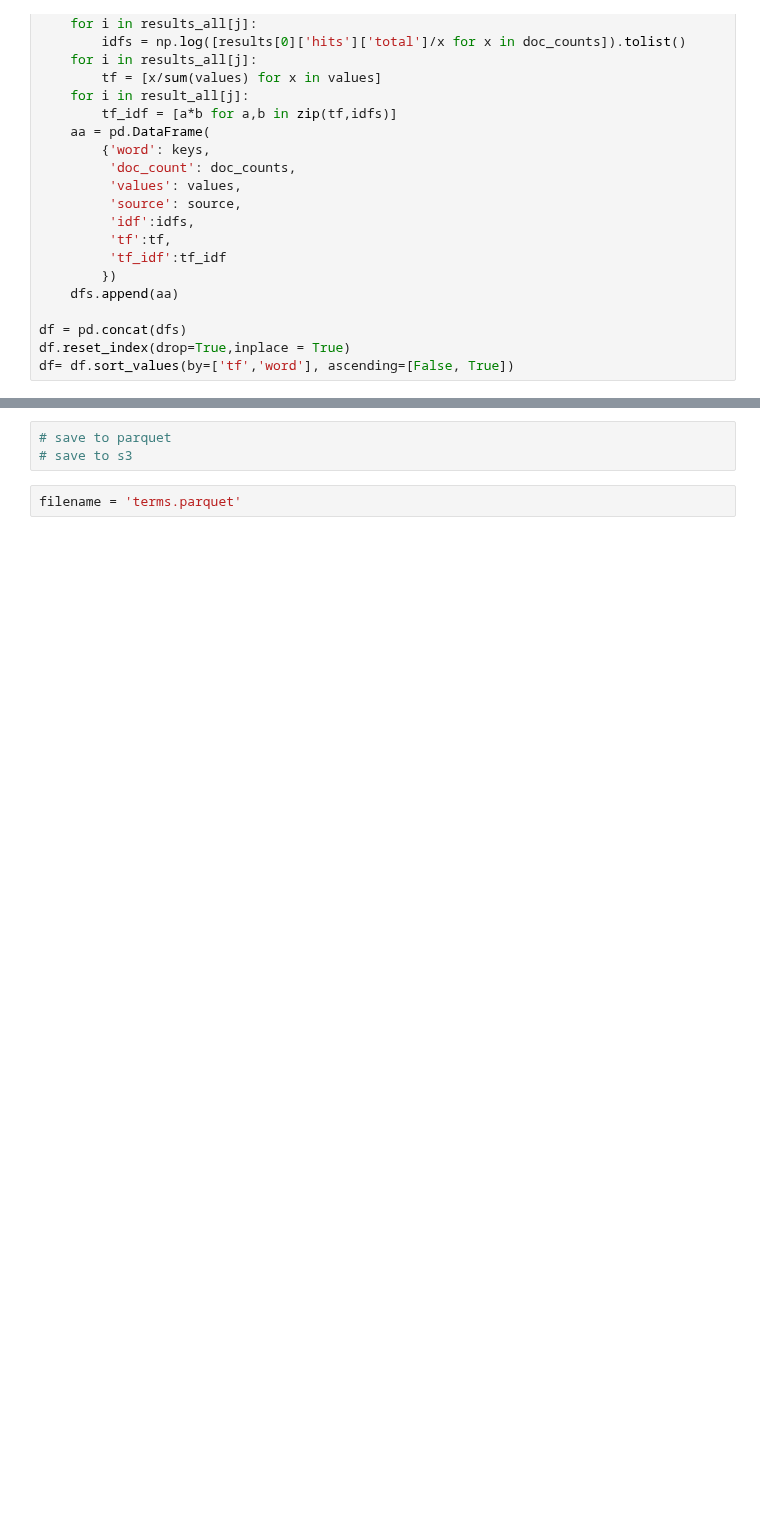
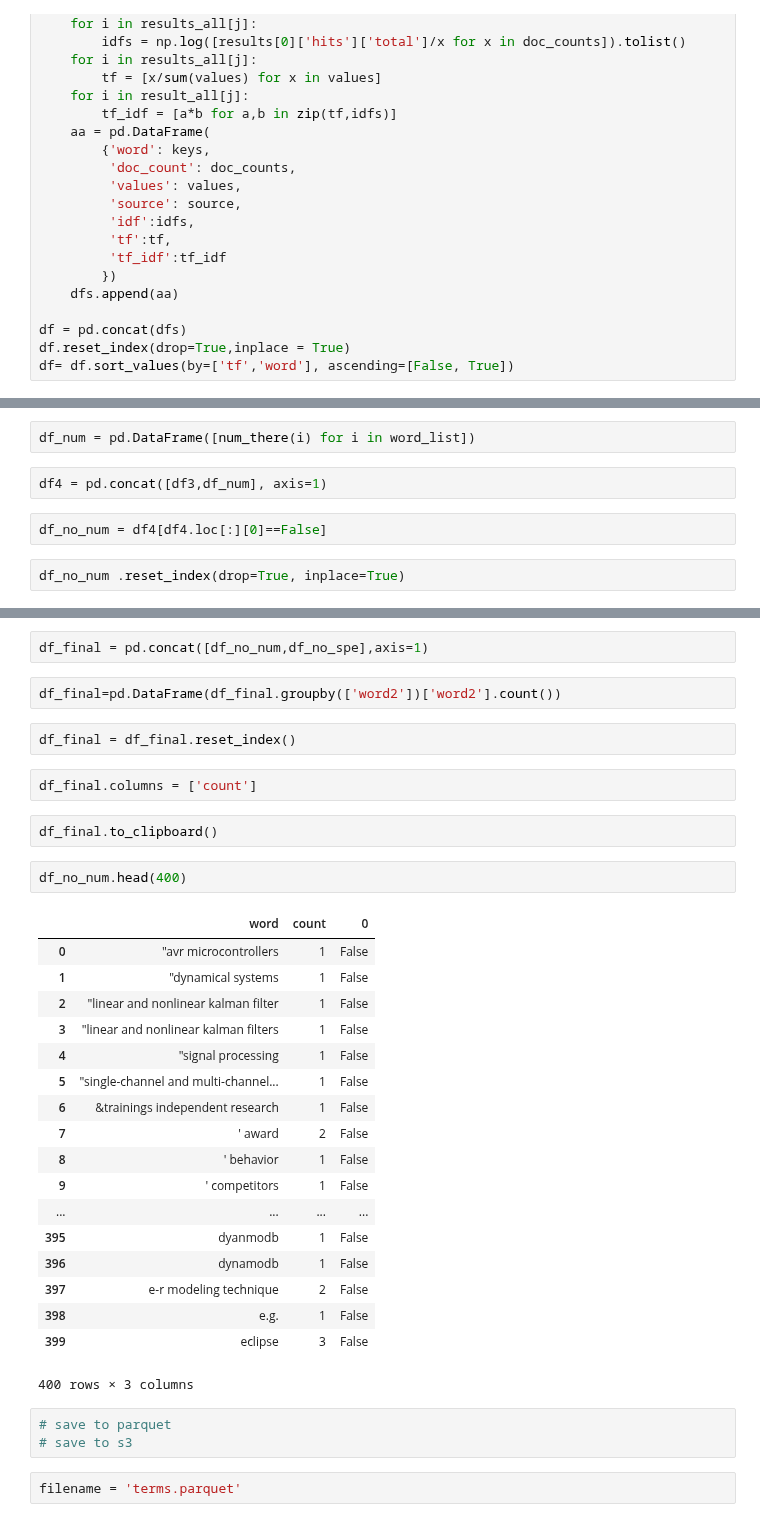
Before and after one commit to data-skeptic/dataskeptic.com, a Jupyter notebook: notebooks/elastic-search-keyword.ipynb, the cells around one changed output, grey strips where cells are left out. Cells and saved outputs as stored; diff of their text form; blank space fills up the shorter version.

```diff
--- a/notebooks/elastic-search-keyword.ipynb
+++ b/notebooks/elastic-search-keyword.ipynb
@@ -416,0 +468,8 @@ df.head(100)
+# %%
+df_num = pd.DataFrame([num_there(i) for i in word_list])
+# %%
+df4 = pd.concat([df3,df_num], axis=1)
+# %%
+df_no_num = df4[df4.loc[:][0]==False]
+# %%
+df_no_num .reset_index(drop=True, inplace=True)
@@ -417,3 +493,34 @@ df.head(100)
+# %%
+df_final = pd.concat([df_no_num,df_no_spe],axis=1)
+# %%
+df_final=pd.DataFrame(df_final.groupby(['word2'])['word2'].count())
+# %%
+df_final = df_final.reset_index()
+# %%
+df_final.columns = ['count']
+# %%
+df_final.to_clipboard()
+# %%
+df_no_num.head(400)
+# %% [output]
+|  | word | count | 0 |
+| 0 | "avr microcontrollers | 1 | False |
+| 1 | "dynamical systems | 1 | False |
+| 2 | "linear and nonlinear kalman filter | 1 | False |
+| 3 | "linear and nonlinear kalman filters | 1 | False |
+| 4 | "signal processing | 1 | False |
+| 5 | "single-channel and multi-channel... | 1 | False |
+| 6 | &trainings independent research | 1 | False |
+| 7 | ' award | 2 | False |
+| 8 | ' behavior | 1 | False |
+| 9 | ' competitors | 1 | False |
+| ... | ... | ... | ... |
+| 395 | dyanmodb | 1 | False |
+| 396 | dynamodb | 1 | False |
+| 397 | e-r modeling technique | 2 | False |
+| 398 | e.g. | 1 | False |
+| 399 | eclipse | 3 | False |
+400 rows × 3 columns
 # %%
 # save to parquet
 # save to s3
```
Also changed, not shown: parts of 20 cells of this notebook, 2 other files.
